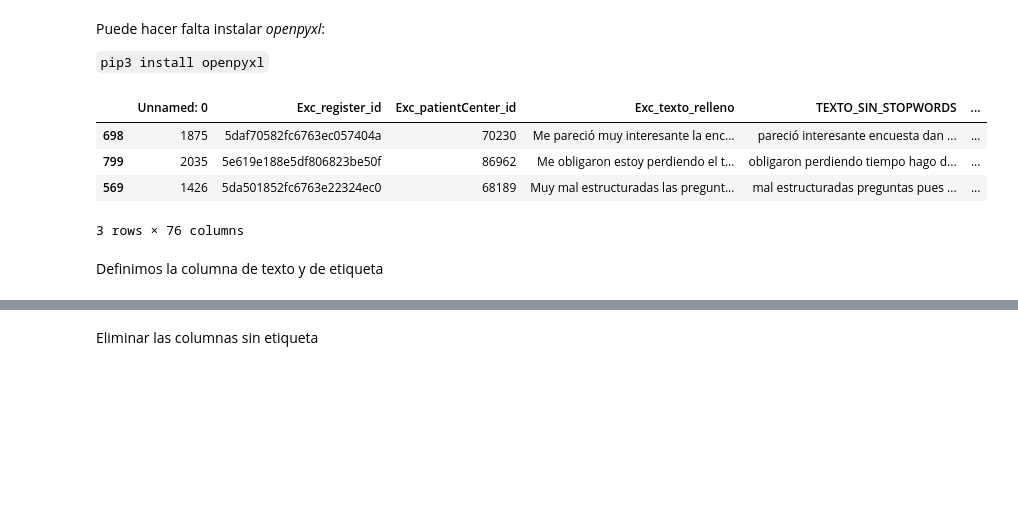
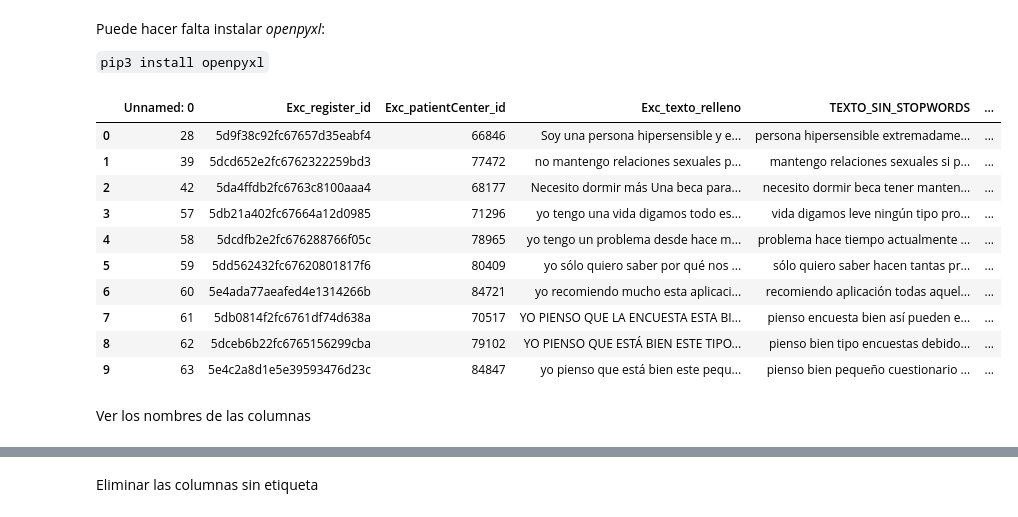
Before and after one commit to labsemco/SERV_SOC_SMS_PT2, a Jupyter notebook: Walkthrough.ipynb, the cells around one changed output, grey strips where cells are left out. Saved outputs shown, nothing was run; the diff lists cells and outputs as text; code cells hidden in the pictures; blank space fills up the shorter version.

```diff
--- a/Walkthrough.ipynb
+++ b/Walkthrough.ipynb
@@ -10,12 +10,19 @@ Puede hacer falta instalar *openpyxl*:
 `pip3 install openpyxl`
 # %%
 df = pd.read_excel('DATA/corpus2.xlsx')
-df.sample(3)
+
+text_col_name = "TEXTO_SIN_STOPWORDS"
+
+df.head(10)
 # %% [output]
 |  | Unnamed: 0 | Exc_register_id | Exc_patientCenter_id | Exc_texto_relleno | TEXTO_SIN_STOPWORDS | ... |
-| 698 | 1875 | 5daf70582fc6763ec057404a | 70230 | Me pareció muy interesante la enc... | pareció interesante encuesta dan ... | ... |
-| 799 | 2035 | 5e619e188e5df806823be50f | 86962 | Me obligaron estoy perdiendo el t... | obligaron perdiendo tiempo hago d... | ... |
-| 569 | 1426 | 5da501852fc6763e22324ec0 | 68189 | Muy mal estructuradas las pregunt... | mal estructuradas preguntas pues ... | ... |
+| 0 | 28 | 5d9f38c92fc67657d35eabf4 | 66846 | Soy una persona hipersensible y e... | persona hipersensible extremadame... | ... |
+| 1 | 39 | 5dcd652e2fc6762322259bd3 | 77472 | no mantengo relaciones sexuales p... | mantengo relaciones sexuales si p... | ... |
+| 2 | 42 | 5da4ffdb2fc6763c8100aaa4 | 68177 | Necesito dormir más Una beca para... | necesito dormir beca tener manten... | ... |
+| 3 | 57 | 5db21a402fc67664a12d0985 | 71296 | yo tengo una vida digamos todo es... | vida digamos leve ningún tipo pro... | ... |
+| 4 | 58 | 5dcdfb2e2fc676288766f05c | 78965 | yo tengo un problema desde hace m... | problema hace tiempo actualmente ... | ... |
+| 5 | 59 | 5dd562432fc67620801817f6 | 80409 | yo sólo quiero saber por qué nos ... | sólo quiero saber hacen tantas pr... | ... |
+| 6 | 60 | 5e4ada77aeafed4e1314266b | 84721 | yo recomiendo mucho esta aplicaci... | recomiendo aplicación todas aquel... | ... |
+| 7 | 61 | 5db0814f2fc6761df74d638a | 70517 | YO PIENSO QUE LA ENCUESTA ESTA BI... | pienso encuesta bien así pueden e... | ... |
+| 8 | 62 | 5dceb6b22fc6765156299cba | 79102 | YO PIENSO QUE ESTÁ BIEN ESTE TIPO... | pienso bien tipo encuestas debido... | ... |
+| 9 | 63 | 5e4c2a8d1e5e39593476d23c | 84847 | yo pienso que está bien este pequ... | pienso bien pequeño cuestionario ... | ... |
-3 rows × 76 columns
-# %% [markdown]
-Definimos la columna de texto y de etiqueta
@@ -24,0 +29,2 @@ label_col_name = "T_GAD_2"
+# %% [markdown]
+Ver los nombres de las columnas
```
Also changed, not shown: parts of 14 cells of this notebook.
